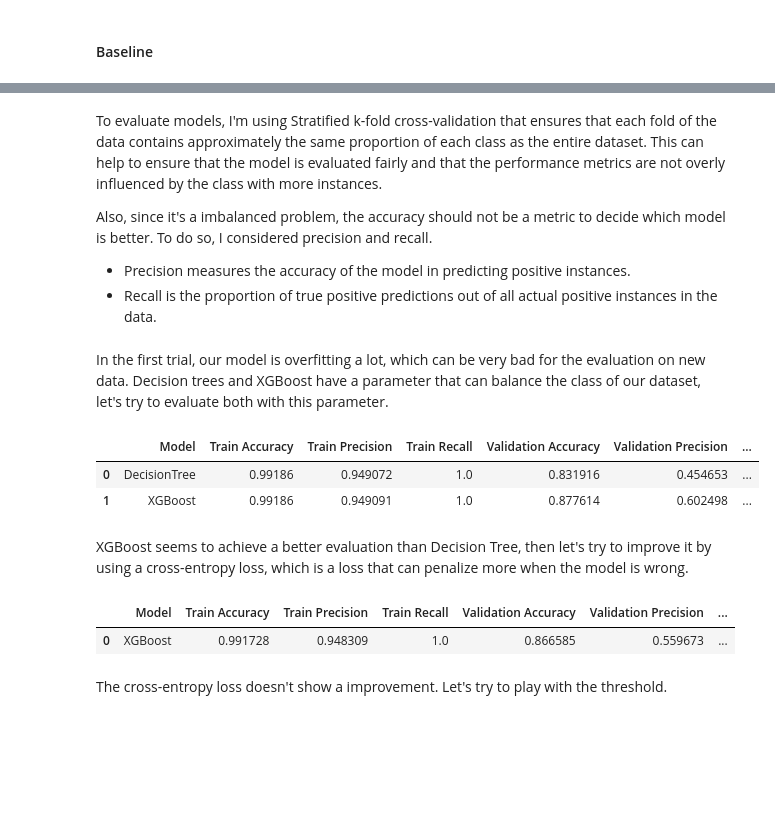
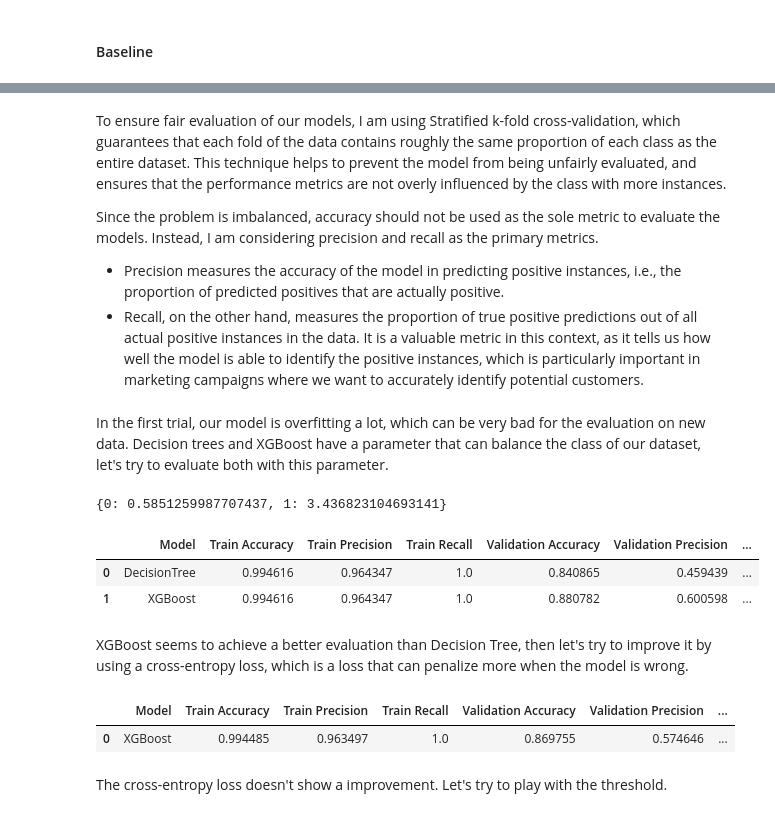
Before and after one commit to jooaobrum/marketing_campaign_CRM_case, a Jupyter notebook: notebooks/crm_ifood_propensity_exploration.ipynb, the cells around one changed output, grey strips where cells are left out. Saved outputs shown, nothing was run; the diff lists cells and outputs as text; code cells hidden in the pictures; blank space fills up the shorter version.

```diff
--- a/notebooks/crm_ifood_propensity_exploration.ipynb
+++ b/notebooks/crm_ifood_propensity_exploration.ipynb
@@ -608,9 +608,9 @@ results_df
 # %% [markdown]
-To evaluate models, I'm using Stratified k-fold cross-validation that ensures that each fold of the data contains approximately the same proportion of each class as the entire dataset. This can help to ensure that the model is evaluated fairly and that the performance metrics are not overly influenced by the class with more instances.
+To ensure fair evaluation of our models, I am using Stratified k-fold cross-validation, which guarantees that each fold of the data contains roughly the same proportion of each class as the entire dataset. This technique helps to prevent the model from being unfairly evaluated, and ensures that the performance metrics are not overly influenced by the class with more instances.
 
-Also, since it's a imbalanced problem, the accuracy should not be a metric to decide which model is better. To do so, I considered precision and recall.
+Since the problem is imbalanced, accuracy should not be used as the sole metric to evaluate the models. Instead, I am considering precision and recall as the primary metrics.
 
--  Precision measures the accuracy of the model in predicting positive instances.
--  Recall is the proportion of true positive predictions out of all actual positive instances in the data.
+- Precision measures the accuracy of the model in predicting positive instances, i.e., the proportion of predicted positives that are actually positive.
+- Recall, on the other hand, measures the proportion of true positive predictions out of all actual positive instances in the data. It is a valuable metric in this context, as it tells us how well the model is able to identify the positive instances, which is particularly important in marketing campaigns where we want to accurately identify potential customers.
 # %% [markdown]
 In the first trial, our model is overfitting a lot, which can be very bad for the evaluation on new data. Decision trees and XGBoost have a parameter that can balance the class of our dataset, let's try to evaluate both with this parameter.
@@ -619,18 +617,26 @@ scale_pos_weight = sum(y_train == 0) / sum(y_train == 1)
+# %%
+# Compute class weights
+class_weights = compute_class_weight('balanced', classes=np.unique(y_train), y=y_train)
+class_weight_dict = dict(enumerate(class_weights))
+# %%
+class_weight_dict
+# %% [output]
+{0: 0.5851259987707437, 1: 3.436823104693141}
 # %%
-results_df = evaluate_models([('DecisionTree', DecisionTreeClassifier(class_weight='balanced')), ('XGBoost', XGBClassifier(scale_pos_weight = scale_pos_weight))], X_train, y_train)
+results_df = evaluate_models([('DecisionTree', DecisionTreeClassifier(class_weight=class_weight_dict)), ('XGBoost', XGBClassifier(scale_pos_weight =class_weight_dict[1]))], X_train, y_train)
 results_df
 # %% [output]
 |  | Model | Train Accuracy | Train Precision | Train Recall | Validation Accuracy | Validation Precision | ... |
-| 0 | DecisionTree | 0.99186 | 0.949072 | 1.0 | 0.831916 | 0.454653 | ... |
-| 1 | XGBoost | 0.99186 | 0.949091 | 1.0 | 0.877614 | 0.602498 | ... |
+| 0 | DecisionTree | 0.994616 | 0.964347 | 1.0 | 0.840865 | 0.459439 | ... |
+| 1 | XGBoost | 0.994616 | 0.964347 | 1.0 | 0.880782 | 0.600598 | ... |
 # %% [markdown]
 XGBoost seems to achieve a better evaluation than Decision Tree, then let's try to improve it by using a cross-entropy loss, which is a loss that can penalize more when the model is wrong.
 # %%
-results_df = evaluate_models([('XGBoost', XGBClassifier(objective = 'binary:logistic', eval_metric = 'logloss', scale_pos_weight = scale_pos_weight))], X_train, y_train)
+results_df = evaluate_models([('XGBoost', XGBClassifier(objective = 'binary:logistic', eval_metric = 'logloss', scale_pos_weight =class_weight_dict[1]))], X_train, y_train)
 results_df
 # %% [output]
 |  | Model | Train Accuracy | Train Precision | Train Recall | Validation Accuracy | Validation Precision | ... |
-| 0 | XGBoost | 0.991728 | 0.948309 | 1.0 | 0.866585 | 0.559673 | ... |
+| 0 | XGBoost | 0.994485 | 0.963497 | 1.0 | 0.869755 | 0.574646 | ... |
 # %% [markdown]
 The cross-entropy loss doesn't show a improvement. Let's try to play with the threshold.
 # %% [markdown]
```
Also changed, not shown: parts of 39 cells of this notebook.
